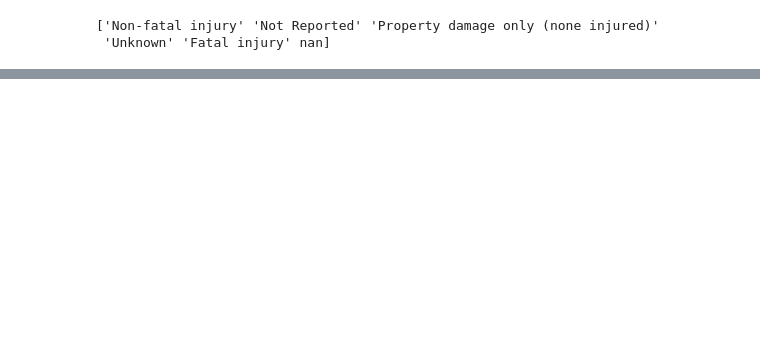
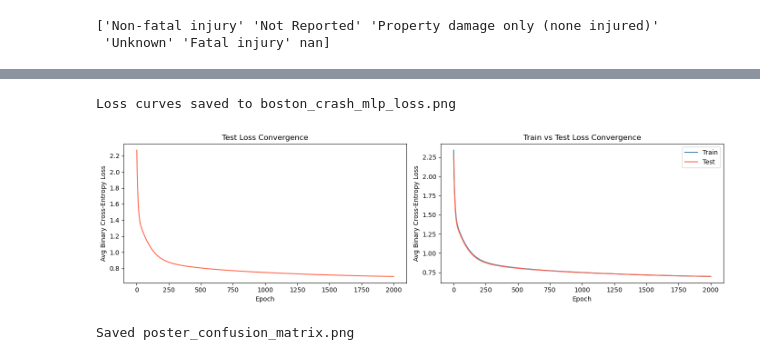
Before and after one commit to veggieb/DS4420_AndreaAlex_FP, a Jupyter notebook: crash_mlp.ipynb, the cells around one changed output, grey strips where cells are left out. Cells and saved outputs as stored; diff of their text form; code cells hidden in the pictures; blank space fills up the shorter version.

Commit message:
draft MLP and draft MLP graphics for poster

```diff
--- a/crash_mlp.ipynb
+++ b/crash_mlp.ipynb
@@ -126,7 +115,12 @@ array([1, 0])
 df['Weather_Simple'] = df['Weather_Condition'].apply(
     lambda x: str(x).split('/')[0].strip() if pd.notna(x) else None
 )
-top_weather = df['Weather_Simple'].value_counts().nlargest(5).index
+
+print("Value Counts")
+print(df['Weather_Simple'].value_counts())
+
+# Keeping the top 7 most common (Unknown and Other will be removed later, so this is really top 5), for simplicity sake since we are one-hot encoding
+top_weather = df['Weather_Simple'].value_counts().nlargest(7).index
 df['Weather_Simple'] = df['Weather_Simple'].apply(
     lambda x: x if x in top_weather else ('Other' if pd.notna(x) else None)
 )
@@ -204,13 +223,12 @@ Train: 39,855  |  Test: 17,081
 # %%
-# MLP SETUP
 # Input -> Hidden (ReLU) -> Output (Sigmoid)
 
 np.random.seed(30)
 
 d = X_train.shape[1]
-h_size = 8
-eta = 0.05
-epochs = 300
+h_size = 32
+eta = 0.01
+epochs = 2000
 
 W1 = np.random.randn(d, h_size) # (input_dim x hidden_size)
 W2 = np.random.randn(h_size, 1) # (hidden_size x 1)
@@ -262,0 +406,55 @@ Epoch 300/300 and Avg Loss: 0.6351
+# %%
+import matplotlib.pyplot as plt
+
+fig, axes = plt.subplots(1, 2, figsize=(14, 4))
+
+# Left plot: test loss only
+axes[0].plot(range(1, epochs + 1), test_losses, color='tomato', linewidth=1.5)
+axes[0].set_xlabel('Epoch')
+axes[0].set_ylabel('Avg Binary Cross-Entropy Loss')
+axes[0].set_title('Test Loss Convergence')
+
+# Right plot: train vs test loss
+axes[1].plot(range(1, epochs + 1), train_losses, color='steelblue', linewidth=1.5, label='Train')
+axes[1].plot(range(1, epochs + 1), test_losses,  color='tomato',    linewidth=1.5, label='Test')
+axes[1].set_xlabel('Epoch')
+axes[1].set_ylabel('Avg Binary Cross-Entropy Loss')
+axes[1].set_title('Train vs Test Loss Convergence')
+axes[1].legend()
+
+plt.tight_layout()
+plt.savefig('boston_crash_mlp_loss.png', dpi=150)
+print("Loss curves saved to boston_crash_mlp_loss.png")
+# %% [output]
+Loss curves saved to boston_crash_mlp_loss.png
+[figure, added]
+# %%
+# POSTER VISUALIZATIONS
+POSTER_THRESHOLD = 0.4  # chosen threshold for final evaluation
+
+TP, TN, FP, FN, acc, precision, recall, f1 = evaluate(Y_probs, y_test, POSTER_THRESHOLD)
+
+#  Figure 1: Confusion Matrix Heatmap
+fig, ax = plt.subplots(figsize=(5, 4))
+cm = np.array([[TN, FP], [FN, TP]])
+im = ax.imshow(cm, interpolation='nearest', cmap='Blues')
+plt.colorbar(im, ax=ax)
+
+ax.set_xticks([0, 1])
+ax.set_yticks([0, 1])
+ax.set_xticklabels(['Predicted\nNo Injury', 'Predicted\nInjury'], fontsize=11)
+ax.set_yticklabels(['Actual\nNo Injury', 'Actual\nInjury'], fontsize=11)
+
+for i, row in enumerate(cm):
+    for j, val in enumerate(row):
+        ax.text(j, i, f'{val:,}', ha='center', va='center',
+                fontsize=13, fontweight='bold',
+                color='white' if cm[i, j] > cm.max() / 2 else 'black')
+
+ax.set_title(f'Confusion Matrix (threshold={POSTER_THRESHOLD})', fontsize=13, fontweight='bold')
+plt.tight_layout()
+plt.savefig('poster_confusion_matrix.png', dpi=150)
+plt.close()
+print("Saved poster_confusion_matrix.png")
+# %% [output]
+Saved poster_confusion_matrix.png
```
Also changed, not shown: parts of 21 cells of this notebook, 4 other files.
